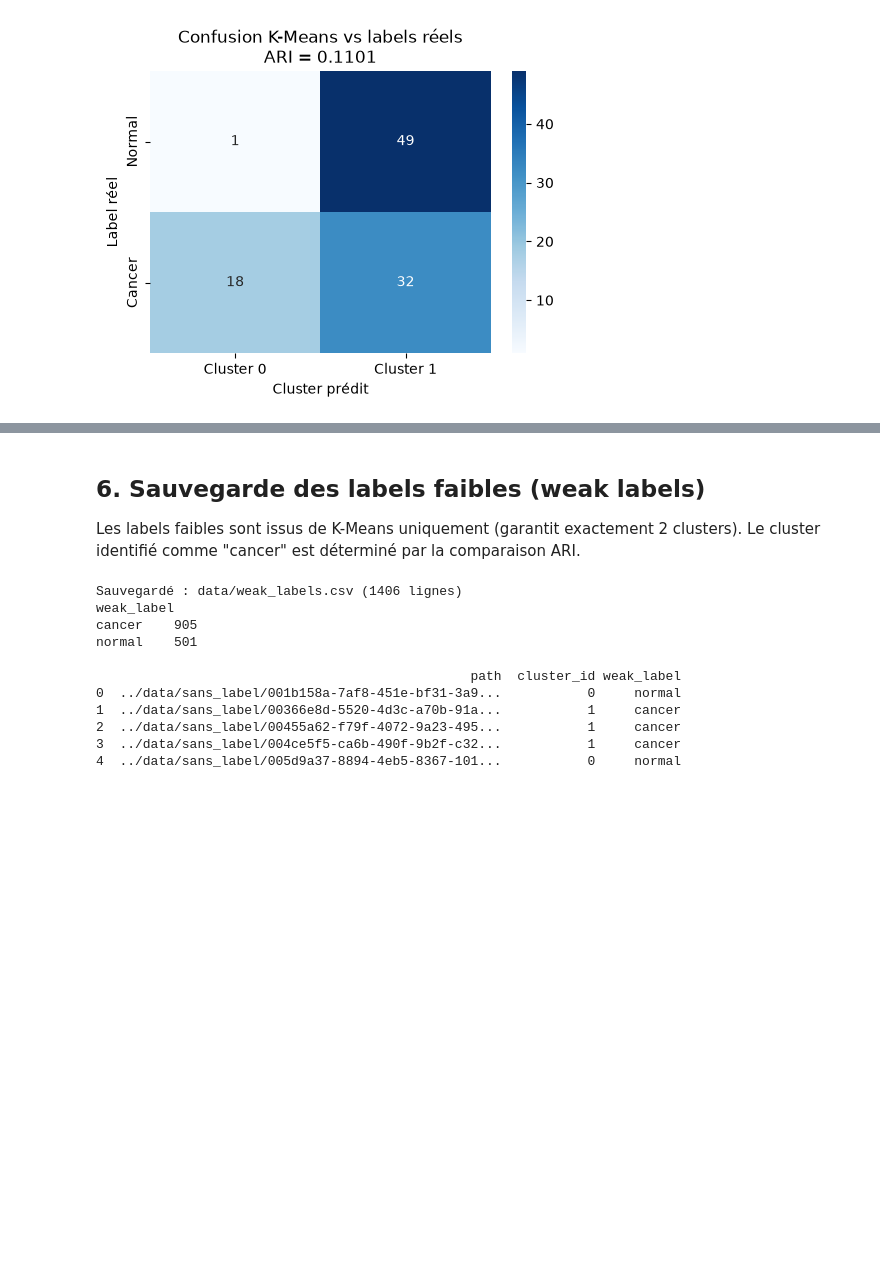
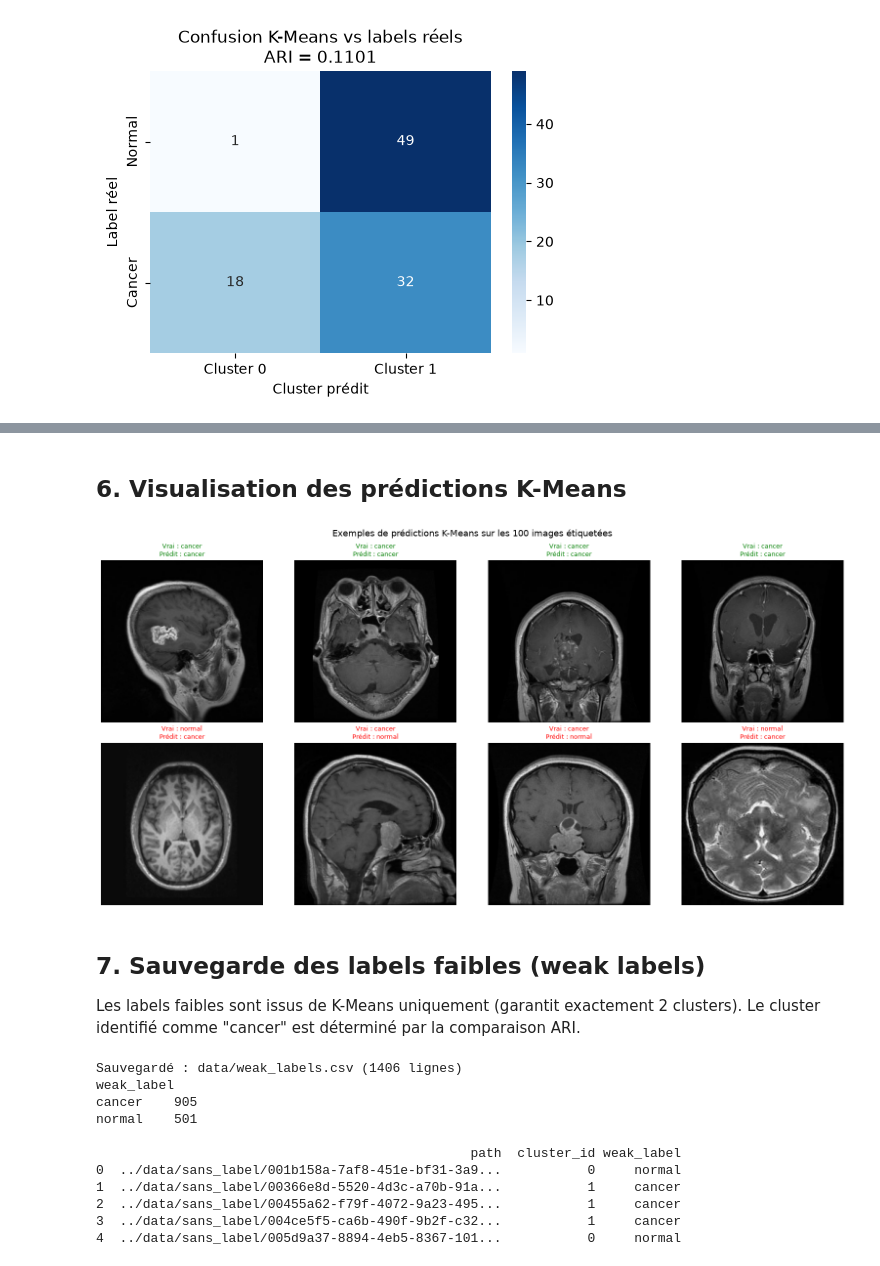
Before and after one commit to sobaiss/analysez-des-images-medicales-avec-des-methodes-semi-supervisees, a Jupyter notebook: notebooks/etape-3.ipynb, the cells around one changed output, grey strips where cells are left out. Saved outputs shown, nothing was run; the diff lists cells and outputs as text; code cells hidden in the pictures; blank space fills up the shorter version.

```diff
--- a/notebooks/etape-3.ipynb
+++ b/notebooks/etape-3.ipynb
@@ -279,5 +266,49 @@ DBSCAN          : ARI = 0.0000 (sur 100/100 points)
+# %% [markdown]
+## 6. Visualisation des prédictions K-Means
+# %%
+from PIL import Image
+
+labeled_paths = meta_df[labeled_mask]["path"].values
+kmeans_pred_binary = (kmeans_pred_labeled == cancer_cluster).astype(int)
+
+correct_idx = np.where(kmeans_pred_binary == y_binary)[0]
+incorrect_idx = np.where(kmeans_pred_binary != y_binary)[0]
+
+rng = np.random.default_rng(SEED)
+n_correct = min(4, len(correct_idx))
+n_incorrect = min(4, len(incorrect_idx))
+sample_correct = rng.choice(correct_idx, size=n_correct, replace=False)
+sample_incorrect = rng.choice(incorrect_idx, size=n_incorrect, replace=False)
+
+fig, axes = plt.subplots(2, 4, figsize=(16, 8))
+
+for col, idx in enumerate(sample_correct):
+    img = Image.open(labeled_paths[idx])
+    axes[0, col].imshow(img, cmap="gray" if img.mode == "L" else None)
+    axes[0, col].set_title(
+        f"Vrai : {y_labeled[idx]}\nPrédit : {'cancer' if kmeans_pred_binary[idx] == 1 else 'normal'}",
+        color="green", fontsize=9
+    )
+    axes[0, col].axis("off")
+
+for col, idx in enumerate(sample_incorrect):
+    img = Image.open(labeled_paths[idx])
+    axes[1, col].imshow(img, cmap="gray" if img.mode == "L" else None)
+    axes[1, col].set_title(
+        f"Vrai : {y_labeled[idx]}\nPrédit : {'cancer' if kmeans_pred_binary[idx] == 1 else 'normal'}",
+        color="red", fontsize=9
+    )
+    axes[1, col].axis("off")
+
+axes[0, 0].set_ylabel("Correctes ✓", fontsize=11, color="green")
+axes[1, 0].set_ylabel("Incorrectes ✗", fontsize=11, color="red")
+fig.suptitle("Exemples de prédictions K-Means sur les 100 images étiquetées", fontsize=13)
+plt.tight_layout()
+plt.show()
+# %% [output]
+[figure, added]
 # %% [markdown]
-## 6. Sauvegarde des labels faibles (weak labels)
+## 7. Sauvegarde des labels faibles (weak labels)
 
 Les labels faibles sont issus de K-Means uniquement (garantit exactement 2 clusters). Le cluster identifié comme "cancer" est déterminé par la comparaison ARI.
 # %%
```
Also changed, not shown: parts of 5 cells of this notebook, 8 other files.
